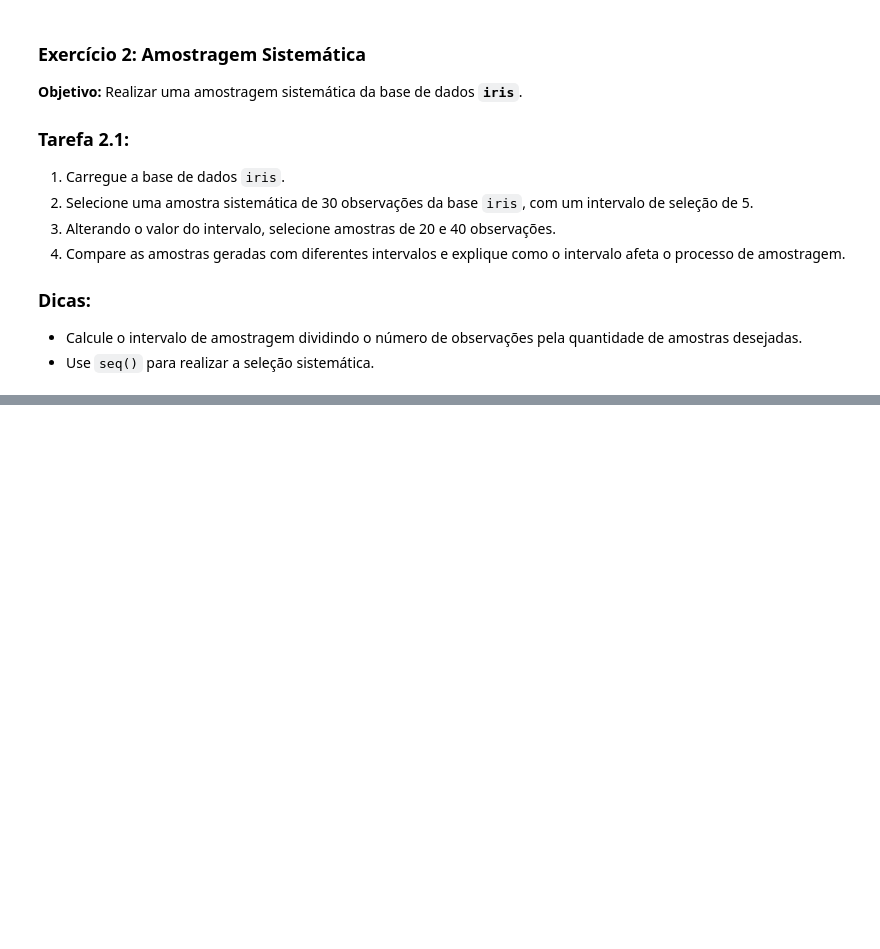
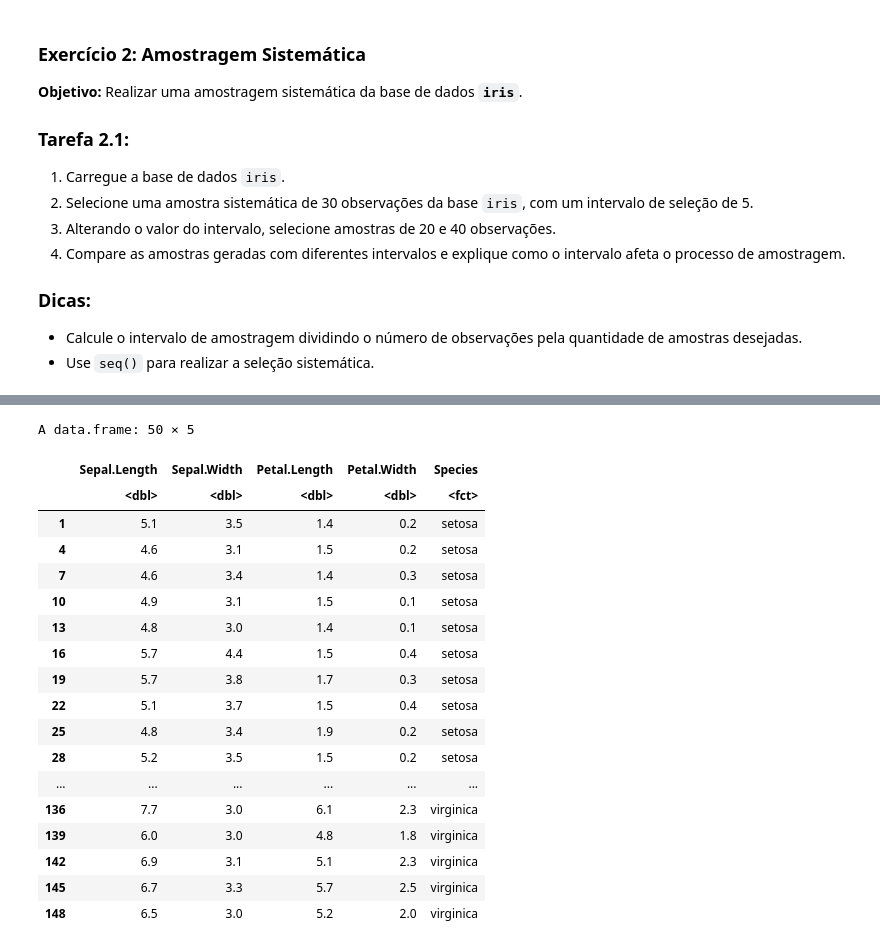
Before and after one commit to esscova/data_analytics, a Jupyter notebook: materiais de estudo/exercicios_amostragem_[R].ipynb, the cells around one changed output, grey strips where cells are left out. Drawn from its saved outputs; the diff is of its cells as text; code cells hidden in the pictures; blank space fills up the shorter version.

```diff
--- a/materiais de estudo/exercicios_amostragem_[R].ipynb
+++ b/materiais de estudo/exercicios_amostragem_[R].ipynb
@@ -71,0 +133,29 @@ identical(amostra_simples_com_reposicao,amostra_simples_sem_reposicao)
+# %%
+# 40 observações
+n_amostra <- 40
+intervalo <- floor(n_total / n_amostra)
+
+indices <- seq(1, n_total, by = intervalo)
+
+amostra_40 <- iris[indices, ]
+amostra_40
+# %% [output]
+A data.frame: 50 × 5
+|  | Sepal.Length | Sepal.Width | Petal.Length | Petal.Width | Species |
+|  | <dbl> | <dbl> | <dbl> | <dbl> | <fct> |
+| 1 | 5.1 | 3.5 | 1.4 | 0.2 | setosa |
+| 4 | 4.6 | 3.1 | 1.5 | 0.2 | setosa |
+| 7 | 4.6 | 3.4 | 1.4 | 0.3 | setosa |
+| 10 | 4.9 | 3.1 | 1.5 | 0.1 | setosa |
+| 13 | 4.8 | 3.0 | 1.4 | 0.1 | setosa |
+| 16 | 5.7 | 4.4 | 1.5 | 0.4 | setosa |
+| 19 | 5.7 | 3.8 | 1.7 | 0.3 | setosa |
+| 22 | 5.1 | 3.7 | 1.5 | 0.4 | setosa |
+| 25 | 4.8 | 3.4 | 1.9 | 0.2 | setosa |
+| 28 | 5.2 | 3.5 | 1.5 | 0.2 | setosa |
+| ... | ... | ... | ... | ... | ... |
+| 136 | 7.7 | 3.0 | 6.1 | 2.3 | virginica |
+| 139 | 6.0 | 3.0 | 4.8 | 1.8 | virginica |
+| 142 | 6.9 | 3.1 | 5.1 | 2.3 | virginica |
+| 145 | 6.7 | 3.3 | 5.7 | 2.5 | virginica |
+| 148 | 6.5 | 3.0 | 5.2 | 2.0 | virginica |
```
Also changed, not shown: parts of 9 cells of this notebook.
